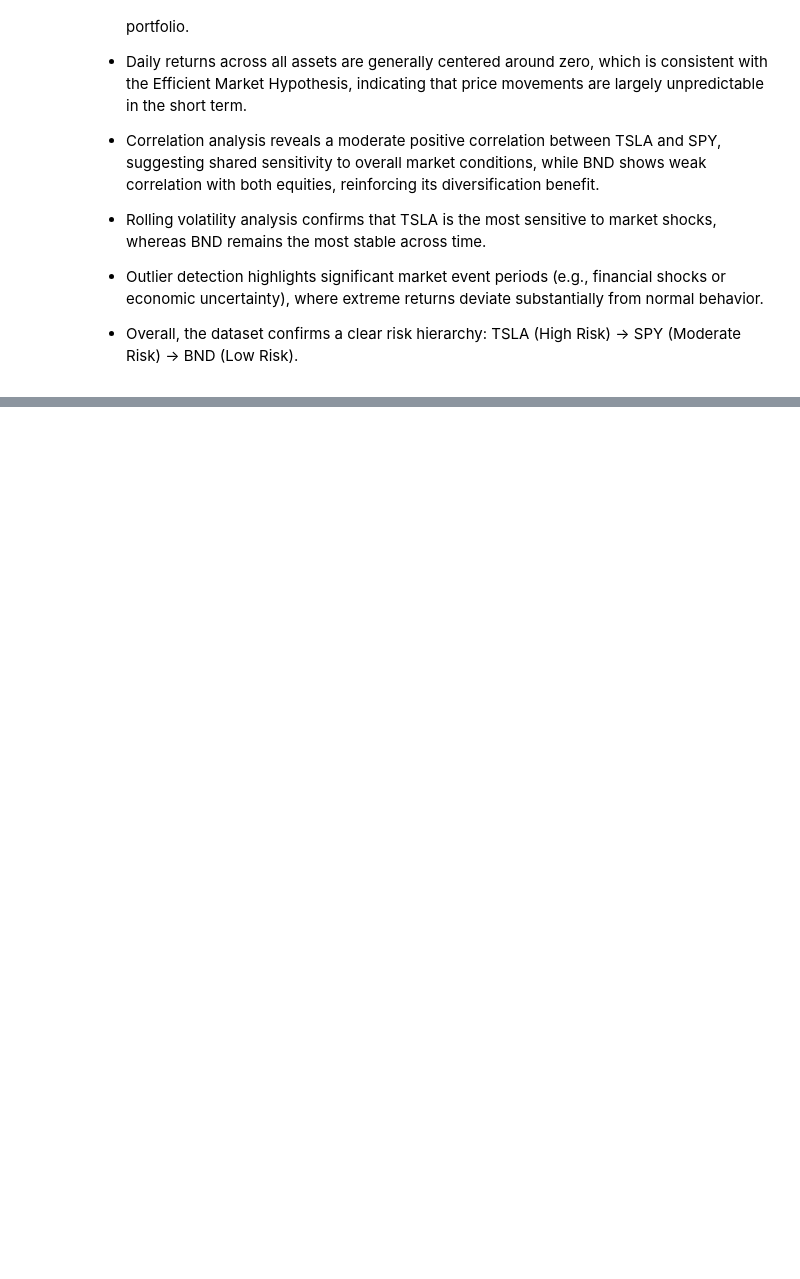
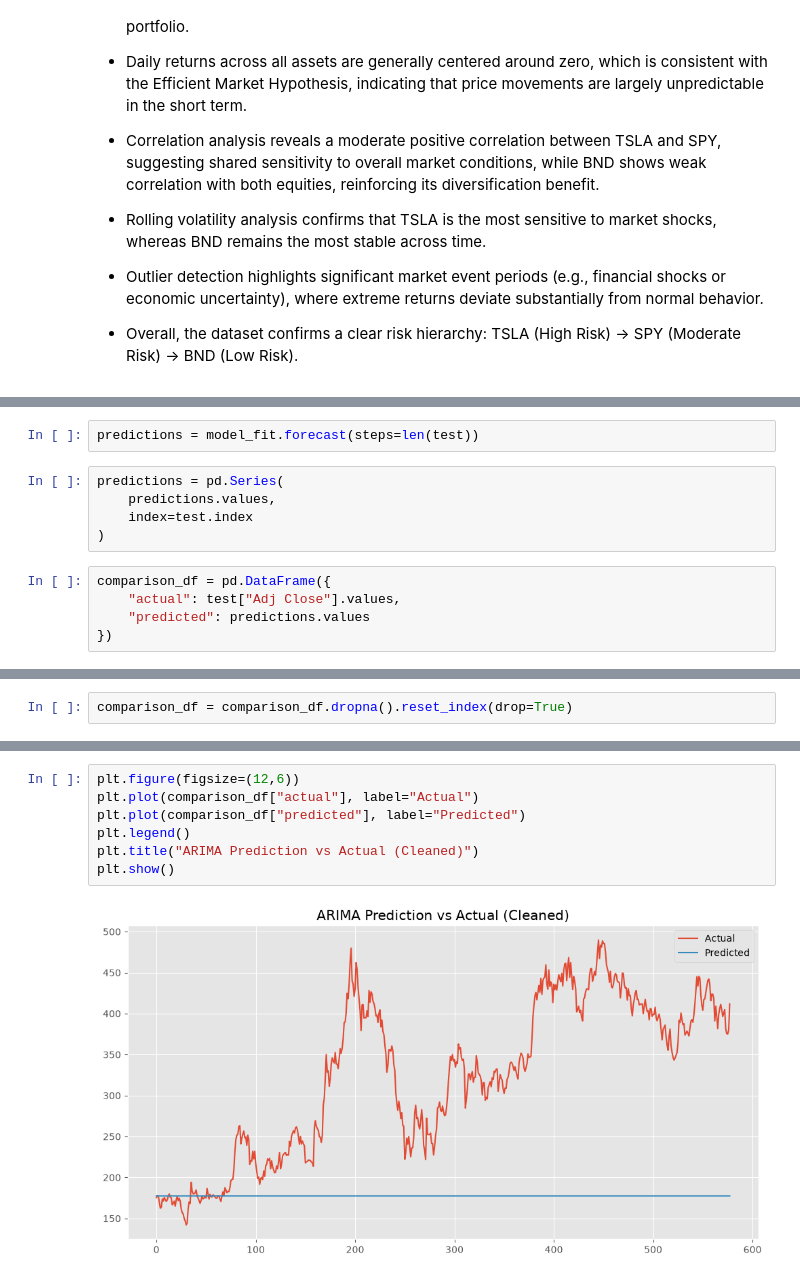
Before and after one commit to Helina-Leul/portfolio-optimization, a Jupyter notebook: notebooks/01_Data_Preprocessing_EDA.ipynb, the cells around one changed output, grey strips where cells are left out. Drawn from its saved outputs; the diff is of its cells as text; blank space fills up the shorter version.

```diff
--- a/notebooks/01_Data_Preprocessing_EDA.ipynb
+++ b/notebooks/01_Data_Preprocessing_EDA.ipynb
@@ -549,0 +679,12 @@ BND Outliers detected: 33
+# %%
+predictions = model_fit.forecast(steps=len(test))
+# %%
+predictions = pd.Series(
+    predictions.values,
+    index=test.index
+)
+# %%
+comparison_df = pd.DataFrame({
+    "actual": test["Adj Close"].values,
+    "predicted": predictions.values
+})
@@ -549,0 +697,2 @@ BND Outliers detected: 33
+# %%
+comparison_df = comparison_df.dropna().reset_index(drop=True)
@@ -549,0 +727,9 @@ BND Outliers detected: 33
+# %%
+plt.figure(figsize=(12,6))
+plt.plot(comparison_df["actual"], label="Actual")
+plt.plot(comparison_df["predicted"], label="Predicted")
+plt.legend()
+plt.title("ARIMA Prediction vs Actual (Cleaned)")
+plt.show()
+# %% [output]
+[figure, added]
```
Also changed, not shown: parts of 17 cells of this notebook.
